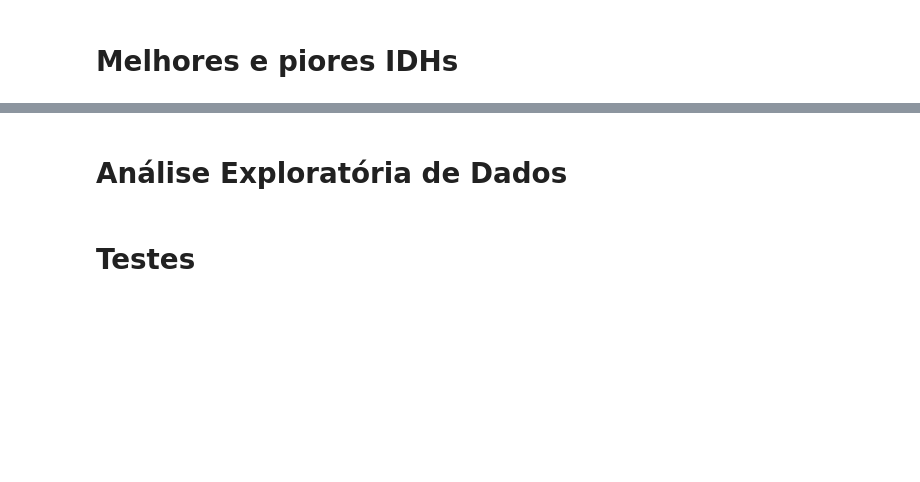
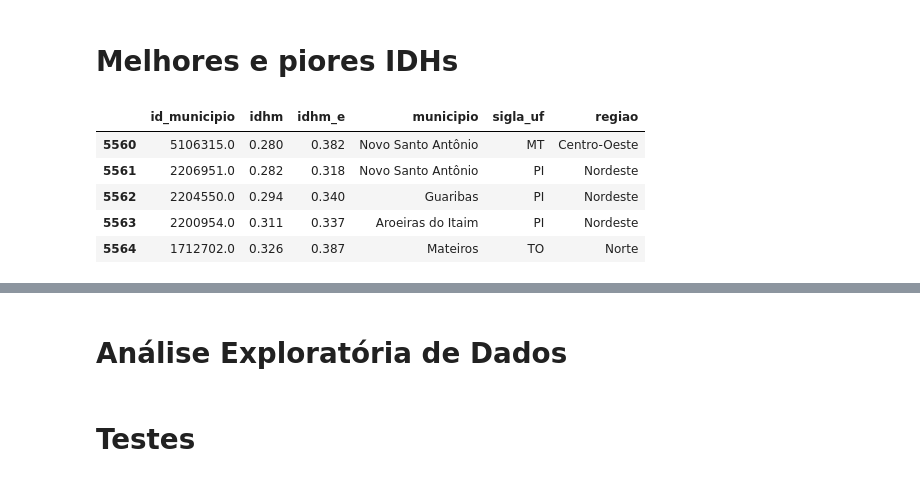
Before and after one commit to UFRJ-Analytica/odd2021, a Jupyter notebook: edit_teste_cliente_basedosdados.ipynb, the cells around one changed output, grey strips where cells are left out. Drawn from its saved outputs; the diff is of its cells as text; code cells hidden in the pictures; blank space fills up the shorter version.

```diff
--- a/edit_teste_cliente_basedosdados.ipynb
+++ b/edit_teste_cliente_basedosdados.ipynb
@@ -78,3 +98,27 @@ evolucao_idh_municipio
+# %%
+evolucao_idh_municipio = { "id_municipio": list(df_total_municipios["id_municipio"].unique()), "idhm": [], "idhm_e":[]}
+
+lista_var_percent_idhm = []
+
+lista_var_percent_idhm_e = []
+
+for id_municipio in df_total_municipios["id_municipio"].unique():
+
+    df_var_idhm = df_total_municipios.loc[df_total_municipios["id_municipio"] == id_municipio, "idhm"].values
+
+    df_var_idhm_e = df_total_municipios.loc[df_total_municipios["id_municipio"] == id_municipio, "idhm_e"].values
+
+    var_percent_idhm = df_var_idhm[2]-df_var_idhm[1]
+
+    var_percent_idhm_e = df_var_idhm_e[2]-df_var_idhm_e[1]
+
+    lista_var_percent_idhm.append(var_percent_idhm)
+
+    lista_var_percent_idhm_e.append(var_percent_idhm_e)
+
+evolucao_idh_municipio["idhm"] = lista_var_percent_idhm
+
+evolucao_idh_municipio["idhm_e"] = lista_var_percent_idhm_e
 # %%
 df_evolucao_idh = pd.DataFrame.from_dict(evolucao_idh_municipio)
 # %%
@@ -85,9 +143,22 @@ df_evolucao_idh.sort_values(by="idhm")
 sorted_evolucao_idh = df_evolucao_idh.sort_values(by='idhm').reset_index(drop=True)
 # %%
 MUN_IDS = get_mun_ids()
-# %%
-def get_mun_name_by_id(id):
-    return MUN_IDS.loc[id]["municipio"]
-
-
-sorted_evolucao_idh["municipio"] = sorted_evolucao_idh["id_municipio"].apply(lambda id: get_mun_name_by_id(id))
+# %%
+def get_mun_name_by_id(row):
+    mun_info = MUN_IDS.loc[row["id_municipio"]]
+    row["municipio"] = mun_info["municipio"]
+    row["sigla_uf"] = mun_info["sigla_uf"]
+    row["regiao"] = mun_info["regiao"]
+    return row
+
+
+sorted_evolucao_idh = sorted_evolucao_idh.apply(lambda row: get_mun_name_by_id(row), axis=1)
+# %%
+sorted_evolucao_idh.tail()
+# %% [output]
+|  | id_municipio | idhm | idhm_e | municipio | sigla_uf | regiao |
+| 5560 | 5106315.0 | 0.280 | 0.382 | Novo Santo Antônio | MT | Centro-Oeste |
+| 5561 | 2206951.0 | 0.282 | 0.318 | Novo Santo Antônio | PI | Nordeste |
+| 5562 | 2204550.0 | 0.294 | 0.340 | Guaribas | PI | Nordeste |
+| 5563 | 2200954.0 | 0.311 | 0.337 | Aroeiras do Itaim | PI | Nordeste |
+| 5564 | 1712702.0 | 0.326 | 0.387 | Mateiros | TO | Norte |
```
Also changed, not shown: parts of 10 cells of this notebook, 3 other files.
